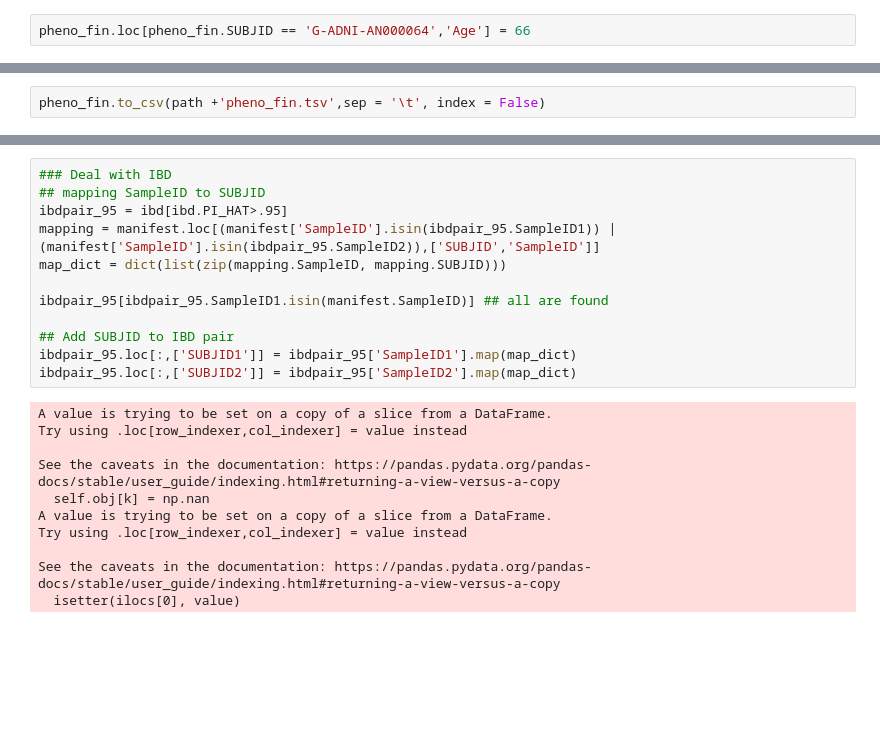
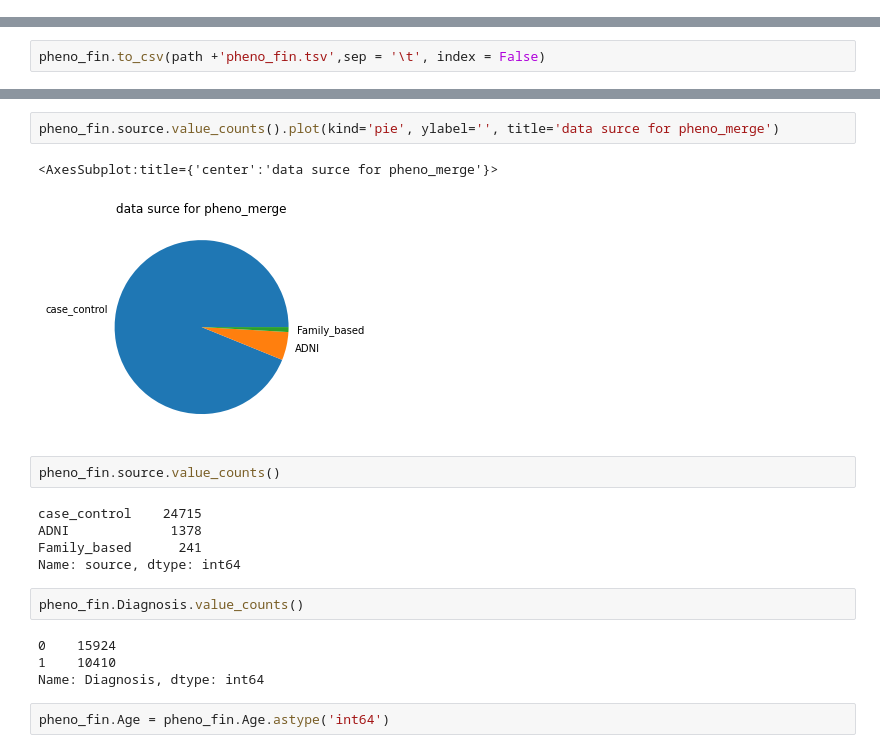
Before and after one commit to teresa-sansan/ADSP_polyfun, a Jupyter notebook: data_processing/phenotype/merge_pheno_36k_mergelisan.ipynb, the cells around one changed output, grey strips where cells are left out. Saved outputs shown, nothing was run; the diff lists cells and outputs as text; blank space fills up the shorter version.

```diff
--- a/data_processing/phenotype/merge_pheno_36k_mergelisan.ipynb
+++ b/data_processing/phenotype/merge_pheno_36k_mergelisan.ipynb
@@ -333,3 +313 @@ pheno.loc[pheno.SUBJID.isin(Age_null),["source",'Age_current','Diagnosis','SUBJI
-# %%
-pheno_fin.loc[pheno_fin.SUBJID == 'G-ADNI-AN000064','Age'] = 66
 # %%
@@ -349,23 +322,20 @@ Index(['SUBJID', 'Sex', 'Diagnosis', 'APOE_reported', 'Age', 'Race',
-# %%
-### Deal with IBD
-## mapping SampleID to SUBJID
-ibdpair_95 = ibd[ibd.PI_HAT>.95]
-mapping = manifest.loc[(manifest['SampleID'].isin(ibdpair_95.SampleID1)) | (manifest['SampleID'].isin(ibdpair_95.SampleID2)),['SUBJID','SampleID']]
-map_dict = dict(list(zip(mapping.SampleID, mapping.SUBJID)))
-
-ibdpair_95[ibdpair_95.SampleID1.isin(manifest.SampleID)] ## all are found
-
-## Add SUBJID to IBD pair
-ibdpair_95.loc[:,['SUBJID1']] = ibdpair_95['SampleID1'].map(map_dict)
-ibdpair_95.loc[:,['SUBJID2']] = ibdpair_95['SampleID2'].map(map_dict)
-# %% [output]
-A value is trying to be set on a copy of a slice from a DataFrame.
-Try using .loc[row_indexer,col_indexer] = value instead
-
-See the caveats in the documentation: https://pandas.pydata.org/pandas-docs/stable/user_guide/indexing.html#returning-a-view-versus-a-copy
-  self.obj[k] = np.nan
-A value is trying to be set on a copy of a slice from a DataFrame.
-Try using .loc[row_indexer,col_indexer] = value instead
-
-See the caveats in the documentation: https://pandas.pydata.org/pandas-docs/stable/user_guide/indexing.html#returning-a-view-versus-a-copy
-  isetter(ilocs[0], value)
+# %%
+pheno_fin.source.value_counts().plot(kind='pie', ylabel='', title='data surce for pheno_merge')
+# %% [output]
+<AxesSubplot:title={'center':'data surce for pheno_merge'}>
+[figure, added]
+# %%
+pheno_fin.source.value_counts()
+# %% [output]
+case_control    24715
+ADNI             1378
+Family_based      241
+Name: source, dtype: int64
+# %%
+pheno_fin.Diagnosis.value_counts()
+# %% [output]
+0    15924
+1    10410
+Name: Diagnosis, dtype: int64
+# %%
+pheno_fin.Age = pheno_fin.Age.astype('int64')
```
Also changed, not shown: parts of 45 cells of this notebook.
